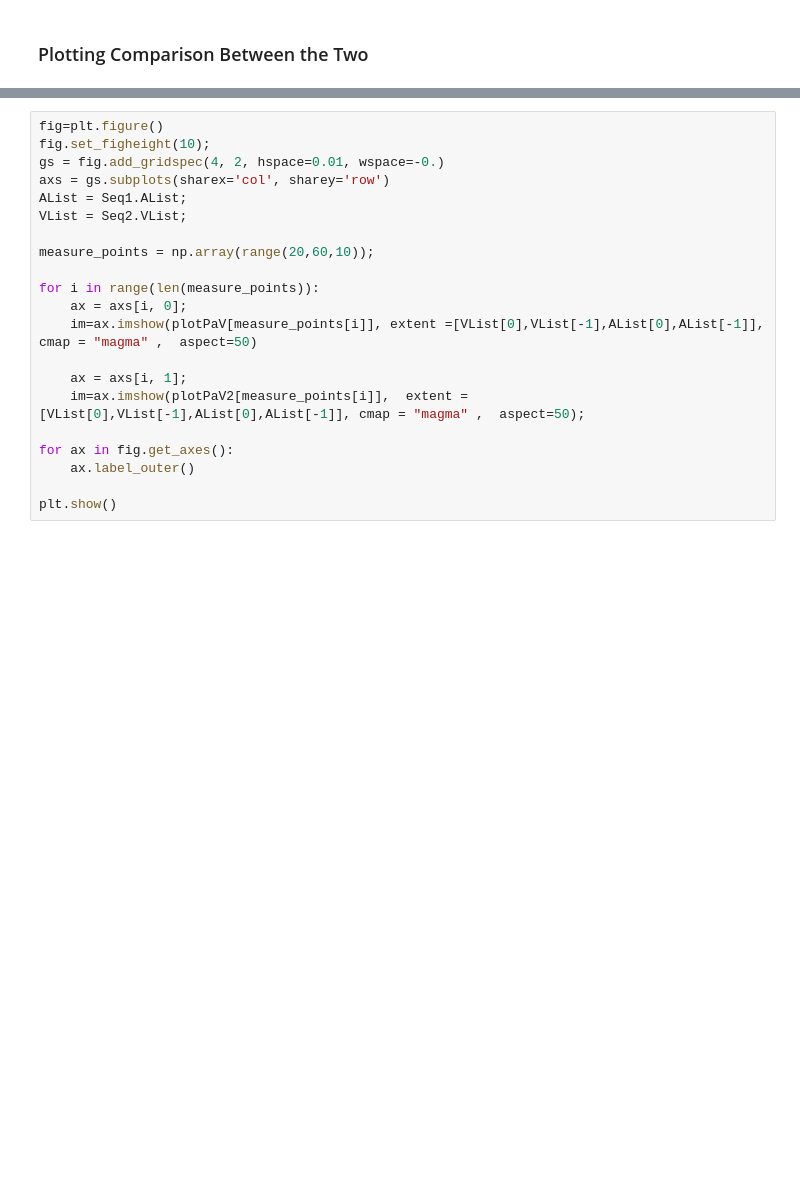
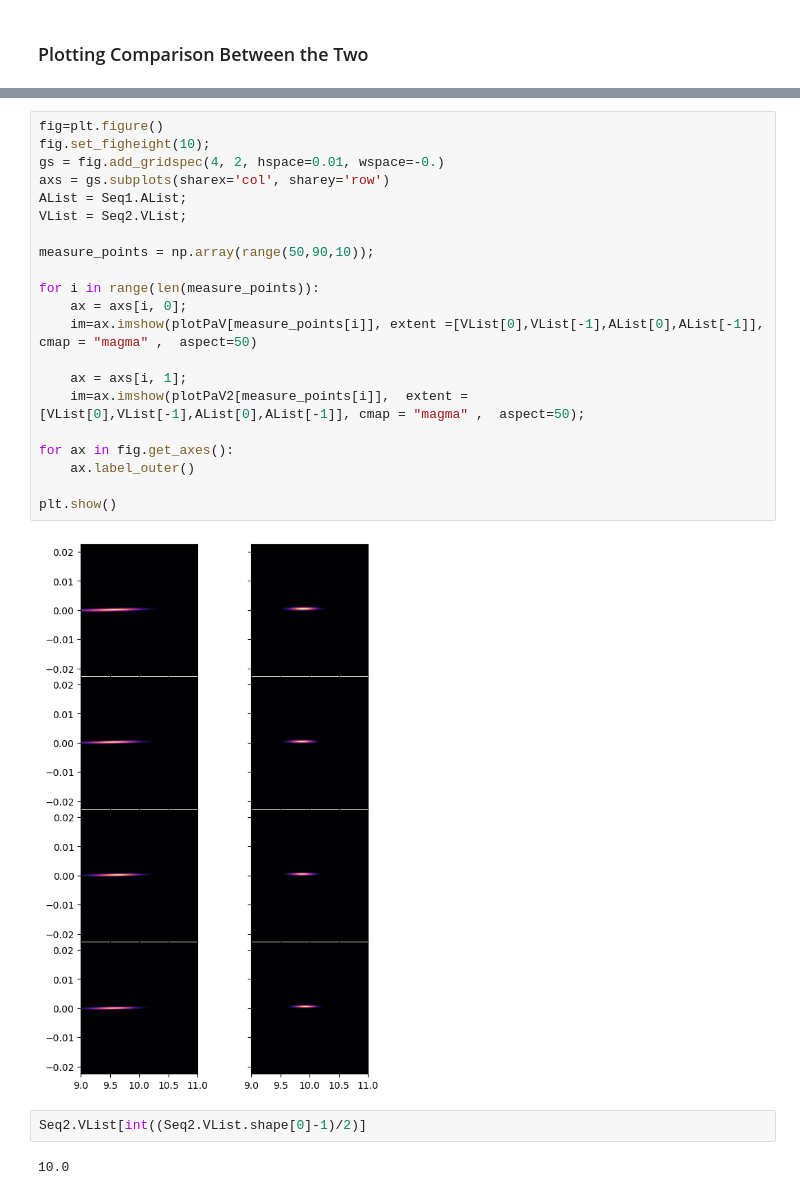
Before and after one commit to rootware/lattice_evolution, a Jupyter notebook: Python/Option1_2_comparison.ipynb, the cells around one changed output, grey strips where cells are left out. Cells and saved outputs as stored; diff of their text form; blank space fills up the shorter version.

```diff
--- a/Python/Option1_2_comparison.ipynb
+++ b/Python/Option1_2_comparison.ipynb
@@ -33,21 +41,27 @@ Seq2.VList[int((Seq2.VList.shape[0]-1)/2)]
 # %%
 fig=plt.figure()
 fig.set_figheight(10);
 gs = fig.add_gridspec(4, 2, hspace=0.01, wspace=-0.)
 axs = gs.subplots(sharex='col', sharey='row')
 AList = Seq1.AList;
 VList = Seq2.VList;
 
-measure_points = np.array(range(20,60,10));
+measure_points = np.array(range(50,90,10));
 
 for i in range(len(measure_points)):
     ax = axs[i, 0];
     im=ax.imshow(plotPaV[measure_points[i]], extent =[VList[0],VList[-1],AList[0],AList[-1]],  cmap = "magma" ,  aspect=50)
 
     ax = axs[i, 1];
     im=ax.imshow(plotPaV2[measure_points[i]],  extent =[VList[0],VList[-1],AList[0],AList[-1]], cmap = "magma" ,  aspect=50);
 
 for ax in fig.get_axes():
     ax.label_outer()
 
 plt.show()
+# %% [output]
+[figure, added]
+# %%
+Seq2.VList[int((Seq2.VList.shape[0]-1)/2)]
+# %% [output]
+10.0
```
Also changed, not shown: parts of 7 cells of this notebook, 1 other file.
